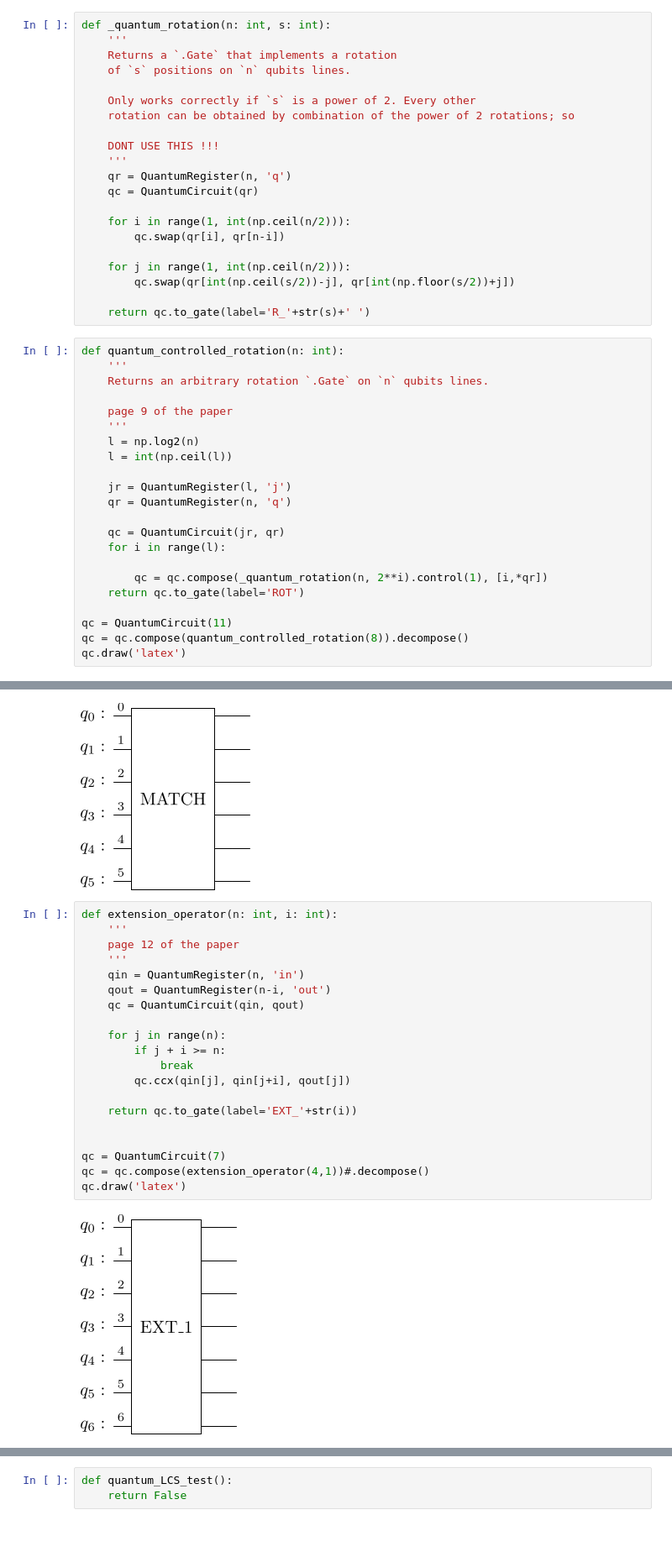
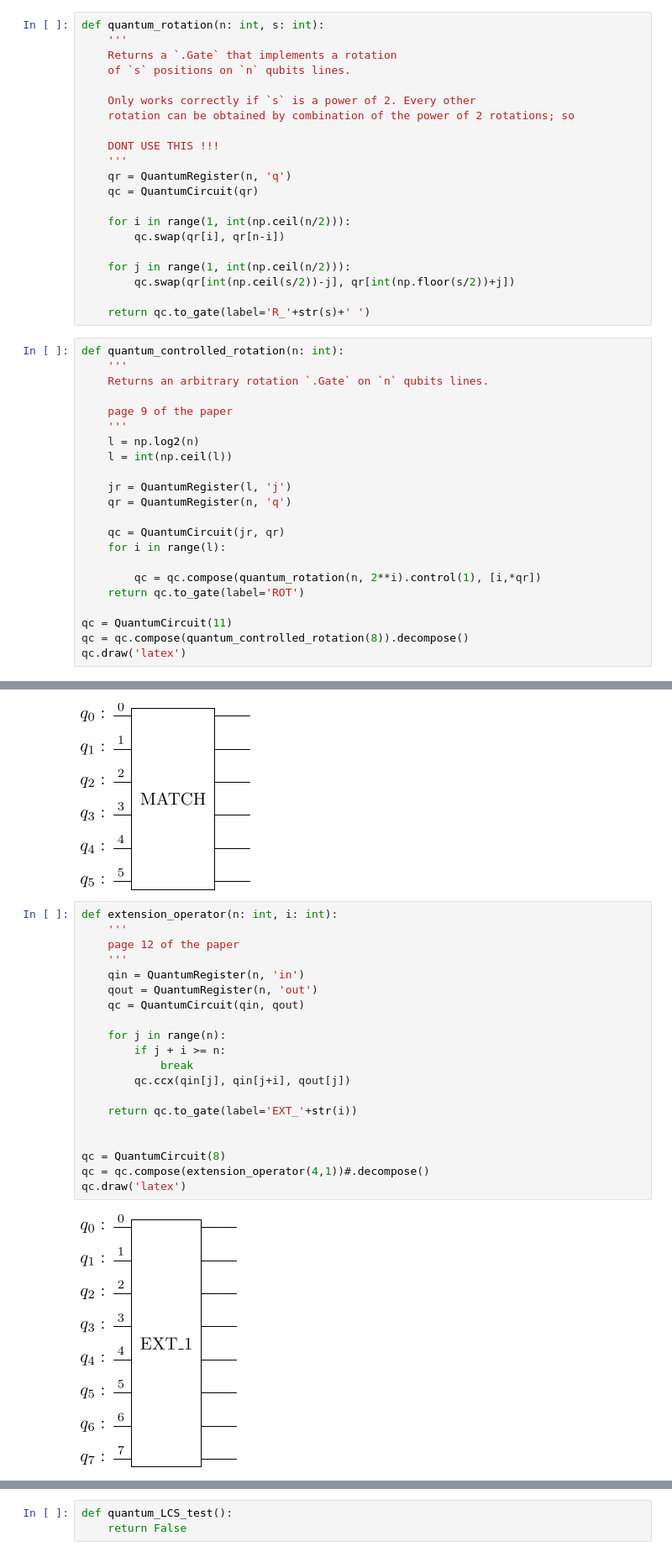
Before and after one commit to BoredDam/quantum-algorithms, a Jupyter notebook: Quantum-LCS/LCS-testing.ipynb, the cells around one changed output, grey strips where cells are left out. Shown at 84% size. Drawn from its saved outputs; the diff is of its cells as text; blank space fills up the shorter version.

```diff
--- a/Quantum-LCS/LCS-testing.ipynb
+++ b/Quantum-LCS/LCS-testing.ipynb
@@ -51,7 +51,7 @@ encode_dna_string('ACGT').draw('latex')
 # %% [output]
 [figure]
 # %%
-def _quantum_rotation(n: int, s: int):
+def quantum_rotation(n: int, s: int):
     '''
     Returns a `.Gate` that implements a rotation
     of `s` positions on `n` qubits lines.
@@ -87,7 +87,7 @@ def quantum_controlled_rotation(n: int):
     qc = QuantumCircuit(jr, qr)
     for i in range(l):
 
-        qc = qc.compose(_quantum_rotation(n, 2**i).control(1), [i,*qr])
+        qc = qc.compose(quantum_rotation(n, 2**i).control(1), [i,*qr])
     return qc.to_gate(label='ROT')
 
 qc = QuantumCircuit(11)
@@ -127,23 +127,23 @@ qc.draw('latex')
 # %%
 def extension_operator(n: int, i: int):
     '''
     page 12 of the paper
     '''
     qin = QuantumRegister(n, 'in')
-    qout = QuantumRegister(n-i, 'out')
+    qout = QuantumRegister(n, 'out')
     qc = QuantumCircuit(qin, qout)
 
     for j in range(n):
         if j + i >= n:
             break
         qc.ccx(qin[j], qin[j+i], qout[j])
 
     return qc.to_gate(label='EXT_'+str(i))
 
 
-qc = QuantumCircuit(7)
+qc = QuantumCircuit(8)
 qc = qc.compose(extension_operator(4,1))#.decompose()
 qc.draw('latex')
 # %% [output]
-[figure, old version]
+[figure, new version]
 # %%
```
Also changed, not shown: parts of 6 cells of this notebook.
